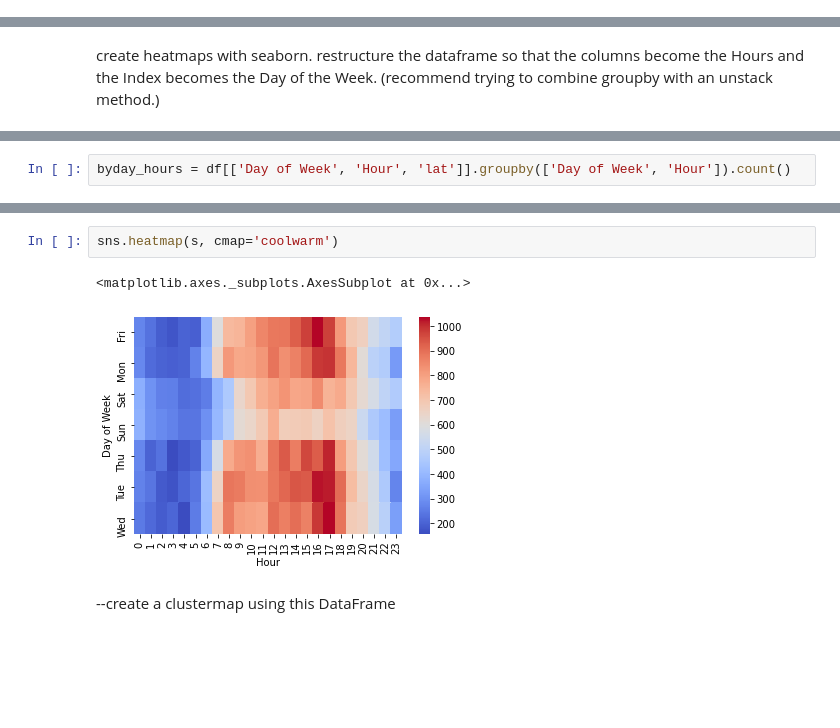
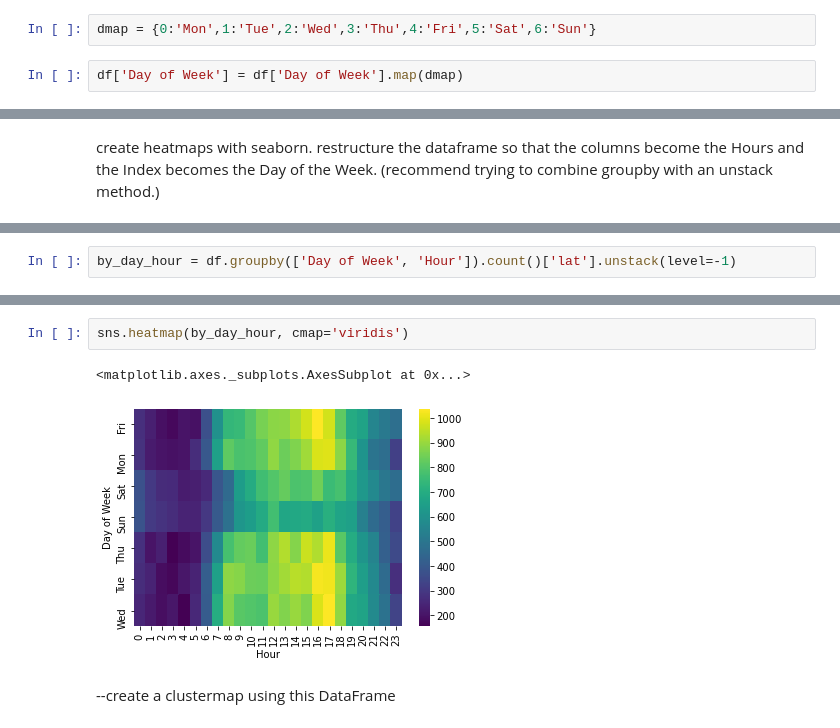
Before and after one commit to ShimnaA/calls_data, a Jupyter notebook: CallsData.ipynb, the cells around one changed output, grey strips where cells are left out. Cells and saved outputs as stored; diff of their text form; blank space fills up the shorter version.

```diff
--- a/CallsData.ipynb
+++ b/CallsData.ipynb
@@ -142,6 +142,10 @@ df.head()
 | 4 | 40.251492 | -75.603350 | CHERRYWOOD CT & DEAD END; LOWER P... | NaN | EMS: DIZZINESS | 2015-12-10 17:40:01 | LOWER POTTSGROVE | CHERRYWOOD CT & DEAD END | 1 | EMS | 17 | ... |
 # %% [markdown]
 --Use the .map() with this dictionary to map the actual string names to the day of the week
+# %%
+dmap = {0:'Mon',1:'Tue',2:'Wed',3:'Thu',4:'Fri',5:'Sat',6:'Sun'}
+# %%
+df['Day of Week'] = df['Day of Week'].map(dmap)
 # %%
 dmap = {0:'Mon',1:'Tue',2:'Wed',3:'Thu',4:'Fri',5:'Sat',6:'Sun'}
 def datamapping(num):
@@ -293,4 +292,4 @@ df.head()
 | 3 | 40.116153 | -75.343513 | AIRY ST & SWEDE ST; NORRISTOWN; S... | 19401.0 | EMS: CARDIAC EMERGENCY | 2015-12-10 17:40:01 | NORRISTOWN | AIRY ST & SWEDE ST | 1 | EMS | 17 | ... |
 | 4 | 40.251492 | -75.603350 | CHERRYWOOD CT & DEAD END; LOWER P... | NaN | EMS: DIZZINESS | 2015-12-10 17:40:01 | LOWER POTTSGROVE | CHERRYWOOD CT & DEAD END | 1 | EMS | 17 | ... |
 # %%
-byday_hours = df[['Day of Week', 'Hour', 'lat']].groupby(['Day of Week', 'Hour']).count()
+by_day_hour = df.groupby(['Day of Week', 'Hour']).count()['lat'].unstack(level=-1)
@@ -377,8 +309,8 @@ s
 # %%
-sns.heatmap(s, cmap='coolwarm')
+sns.heatmap(by_day_hour, cmap='viridis')
 # %% [output]
 <matplotlib.axes._subplots.AxesSubplot at 0x...>
-[figure, old version]
+[figure, new version]
 # %% [markdown]
 --create a clustermap using this DataFrame
 # %%
```
Also changed, not shown: parts of 25 cells of this notebook.
